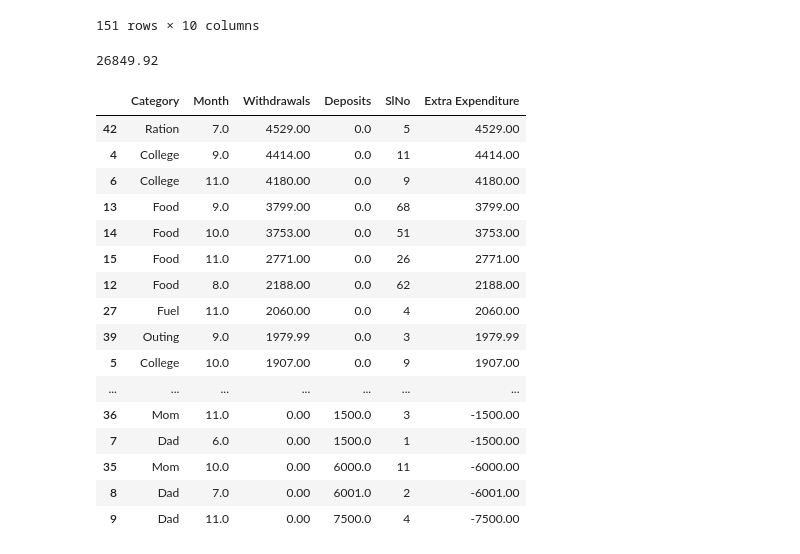
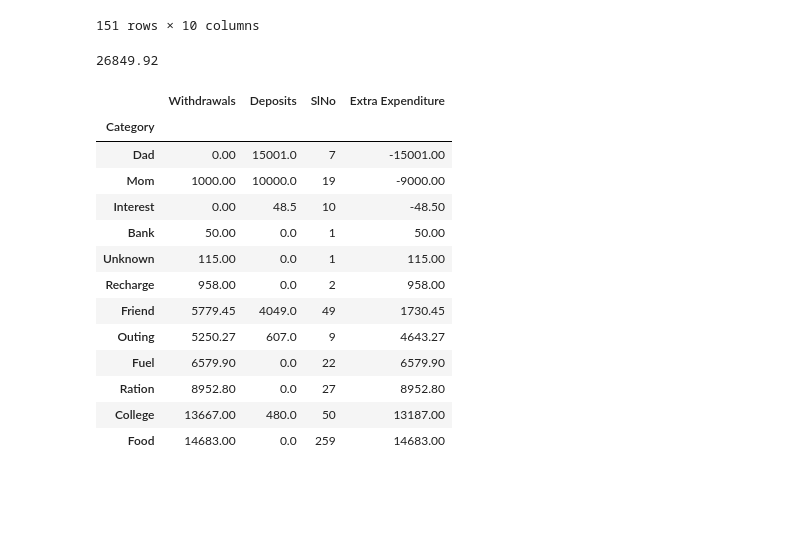
Before and after one commit to ok-noronha/Bank-Statement-Analyser, a Jupyter notebook: analyse.ipynb, the cells around one changed output. Saved outputs shown, nothing was run; the diff lists cells and outputs as text; code cells hidden in the pictures; blank space fills up the shorter version.

Commit message:
updated monthly cat

```diff
--- a/analyse.ipynb
+++ b/analyse.ipynb
@@ -100,30 +100,27 @@ namely
 | 51 | JOHN BAPTIST NORONHA | 0.0 | 13501.0 | 42325.543333 | UPI/UTIB/232551035093/JOHN BAPTIS... | serviceexpert1 | 21-Nov-2022 | 6 | ... |
 151 rows × 10 columns
 # %%
-categorically = df.groupby(['Category','Month'],as_index=False).agg(
+categorically = df.groupby(['Category']).agg(
     {"Withdrawals": "sum", "Deposits": "sum", "SlNo":"count"})
 categorically["Extra Expenditure"] = categorically.apply(
     lambda row: row["Withdrawals"] - row["Deposits"], axis=1)
-categorically=categorically.sort_values(by="Extra Expenditure",ascending = False)
+categorically=categorically.sort_values(by=["Extra Expenditure"],ascending = True)
 print(categorically["Extra Expenditure"].sum())
 categorically.to_csv('categorically.csv')
 categorically
 # %% [output]
 26849.92
-|  | Category | Month | Withdrawals | Deposits | SlNo | Extra Expenditure |
-| 42 | Ration | 7.0 | 4529.00 | 0.0 | 5 | 4529.00 |
-| 4 | College | 9.0 | 4414.00 | 0.0 | 11 | 4414.00 |
-| 6 | College | 11.0 | 4180.00 | 0.0 | 9 | 4180.00 |
-| 13 | Food | 9.0 | 3799.00 | 0.0 | 68 | 3799.00 |
-| 14 | Food | 10.0 | 3753.00 | 0.0 | 51 | 3753.00 |
-| 15 | Food | 11.0 | 2771.00 | 0.0 | 26 | 2771.00 |
-| 12 | Food | 8.0 | 2188.00 | 0.0 | 62 | 2188.00 |
-| 27 | Fuel | 11.0 | 2060.00 | 0.0 | 4 | 2060.00 |
-| 39 | Outing | 9.0 | 1979.99 | 0.0 | 3 | 1979.99 |
-| 5 | College | 10.0 | 1907.00 | 0.0 | 9 | 1907.00 |
-| ... | ... | ... | ... | ... | ... | ... |
-| 36 | Mom | 11.0 | 0.00 | 1500.0 | 3 | -1500.00 |
-| 7 | Dad | 6.0 | 0.00 | 1500.0 | 1 | -1500.00 |
-| 35 | Mom | 10.0 | 0.00 | 6000.0 | 11 | -6000.00 |
-| 8 | Dad | 7.0 | 0.00 | 6001.0 | 2 | -6001.00 |
-| 9 | Dad | 11.0 | 0.00 | 7500.0 | 4 | -7500.00 |
+|  | Withdrawals | Deposits | SlNo | Extra Expenditure |
+| Category |  |  |  |  |
+| Dad | 0.00 | 15001.0 | 7 | -15001.00 |
+| Mom | 1000.00 | 10000.0 | 19 | -9000.00 |
+| Interest | 0.00 | 48.5 | 10 | -48.50 |
+| Bank | 50.00 | 0.0 | 1 | 50.00 |
+| Unknown | 115.00 | 0.0 | 1 | 115.00 |
+| Recharge | 958.00 | 0.0 | 2 | 958.00 |
+| Friend | 5779.45 | 4049.0 | 49 | 1730.45 |
+| Outing | 5250.27 | 607.0 | 9 | 4643.27 |
+| Fuel | 6579.90 | 0.0 | 22 | 6579.90 |
+| Ration | 8952.80 | 0.0 | 27 | 8952.80 |
+| College | 13667.00 | 480.0 | 50 | 13187.00 |
+| Food | 14683.00 | 0.0 | 259 | 14683.00 |
```
Also changed, not shown: parts of 1 cell of this notebook, 2 other files.
